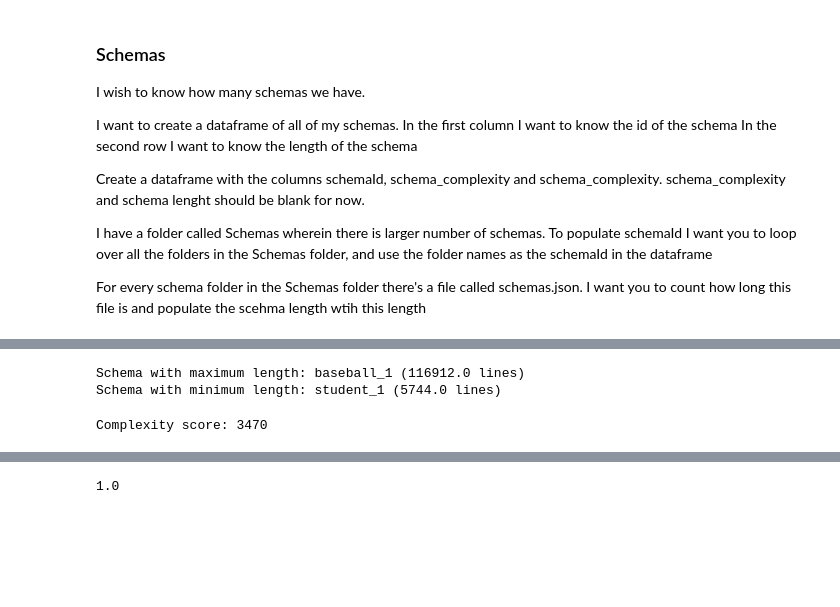
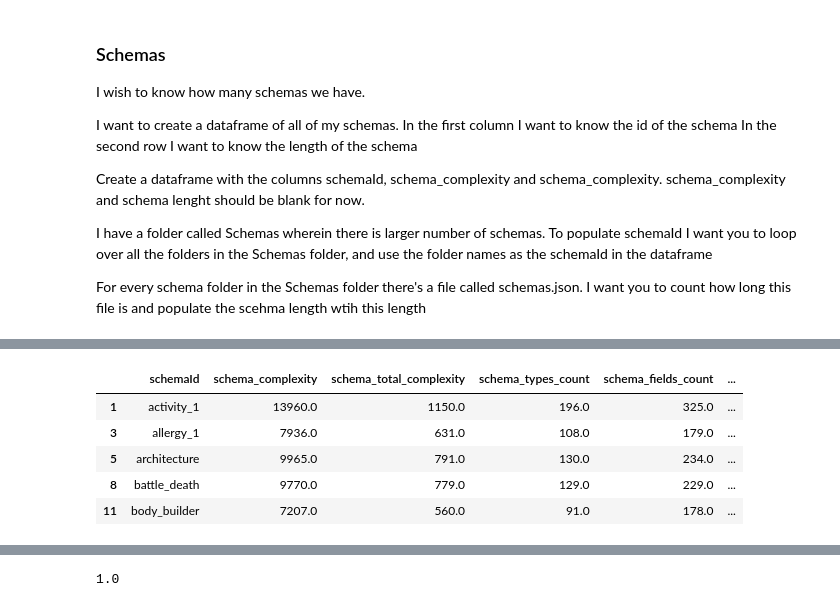
Before and after one commit to Dybton/T5, a Jupyter notebook: dataset-exploration.ipynb, the cells around one changed output, grey strips where cells are left out. Cells and saved outputs as stored; diff of their text form; code cells hidden in the pictures; blank space fills up the shorter version.

```diff
--- a/dataset-exploration.ipynb
+++ b/dataset-exploration.ipynb
@@ -324,18 +309,15 @@ print(df)
 # %%
-# Find the schema with the maximum length
-max_length = df['schema_complexity'].max()
-max_length_schema = df[df['schema_complexity'] == max_length]['schemaId'].values[0]
+# # Find the schema with the maximum length
+# max_length = df['schema_complexity'].max()
+# max_length_schema = df[df['schema_complexity'] == max_length]['schemaId'].values[0]
 
-print(f"Schema with maximum length: {max_length_schema} ({max_length} lines)")
+# print(f"Schema with maximum length: {max_length_schema} ({max_length} lines)")
 
-# Find the schema with the minimum length
-min_length = df['schema_complexity'].min()
-min_length_schema = df[df['schema_complexity'] == min_length]['schemaId'].values[0]
+# # Find the schema with the minimum length
+# min_length = df['schema_complexity'].min()
+# min_length_schema = df[df['schema_complexity'] == min_length]['schemaId'].values[0]
 
-print(f"Schema with minimum length: {min_length_schema} ({min_length} lines)")
+# print(f"Schema with minimum length: {min_length_schema} ({min_length} lines)")
-# %% [output]
-Schema with maximum length: baseball_1 (116912.0 lines)
-Schema with minimum length: student_1 (5744.0 lines)
 # %%
 def analyze_schema_complexity(schema_json):
     types_count = 0
@@ -343,42 +325,64 @@ def analyze_schema_complexity(schema_json):
     input_objects_count = 0
     relationships_count = 0
     arguments_count = 0
 
     for type_ in schema_json["__schema"]["types"]:
         types_count += 1
 
         if type_["kind"] == "INPUT_OBJECT":
             input_objects_count += 1
 
         if "fields" in type_ and type_["fields"] is not None:
             for field in type_["fields"]:
                 fields_count += 1
 
                 if "args" in field:
                     arguments_count += len(field["args"])
                     relationships_count += 1
 
     complexity_score = (
-        (types_count * 1)
-        + (fields_count * 2)
-        + (input_objects_count * 3)
-        + (relationships_count * 4)
-        + (arguments_count * 5)
+        (types_count )
+        + (fields_count )
+        + (input_objects_count)
+        + (relationships_count)
+        + (arguments_count)
     )
 
-    return complexity_score
+    schema_length = len(json.dumps(schema_json))
+
+    return complexity_score, types_count, fields_count, input_objects_count, relationships_count, arguments_count, schema_length
 
 
 # Load your GraphQL schema JSON file
 import json
 
 with open("SPEGQL-dataset/Schemas/activity_1/schema.json", "r") as file:
     schema_json = json.load(file)
 
-complexity_score = analyze_schema_complexity(schema_json)
-print("Complexity score:", complexity_score)
+complexity_score, types_count, fields_count, input_objects_count, relationships_count, arguments_count, schema_length = analyze_schema_complexity(schema_json)
+
+## Call the function on all schemas and add the counts and complexity score to the DataFrame
+for schema_folder in schema_folders:
+    if os.path.isdir(os.path.join(schemas_folder, schema_folder)):
+        with open(os.path.join(schemas_folder, schema_folder, 'schema.json'), 'r') as schema_file:
+            schema_json = json.load(schema_file)
+            complexity_score, types_count, fields_count, input_objects_count, relationships_count, arguments_count, schema_length = analyze_schema_complexity(schema_json)
+            df.loc[df['schemaId'] == schema_folder, 'schema_total_complexity'] = complexity_score
+            df.loc[df['schemaId'] == schema_folder, 'schema_types_count'] = types_count
+            df.loc[df['schemaId'] == schema_folder, 'schema_fields_count'] = fields_count
+            df.loc[df['schemaId'] == schema_folder, 'schema_input_objects_count'] = input_objects_count
+            df.loc[df['schemaId'] == schema_folder, 'schema_relationships_count'] = relationships_count
+            df.loc[df['schemaId'] == schema_folder, 'schema_arguments_count'] = arguments_count
+            df.loc[df['schemaId'] == schema_folder, 'schema_length'] = schema_length
+
+df.head()
 # %% [output]
-Complexity score: 3470
+|  | schemaId | schema_complexity | schema_total_complexity | schema_types_count | schema_fields_count | ... |
+| 1 | activity_1 | 13960.0 | 1150.0 | 196.0 | 325.0 | ... |
+| 3 | allergy_1 | 7936.0 | 631.0 | 108.0 | 179.0 | ... |
+| 5 | architecture | 9965.0 | 791.0 | 130.0 | 234.0 | ... |
+| 8 | battle_death | 9770.0 | 779.0 | 129.0 | 229.0 | ... |
+| 11 | body_builder | 7207.0 | 560.0 | 91.0 | 178.0 | ... |
 # %%
 ## Test
 
```
Also changed, not shown: parts of 11 cells of this notebook.
